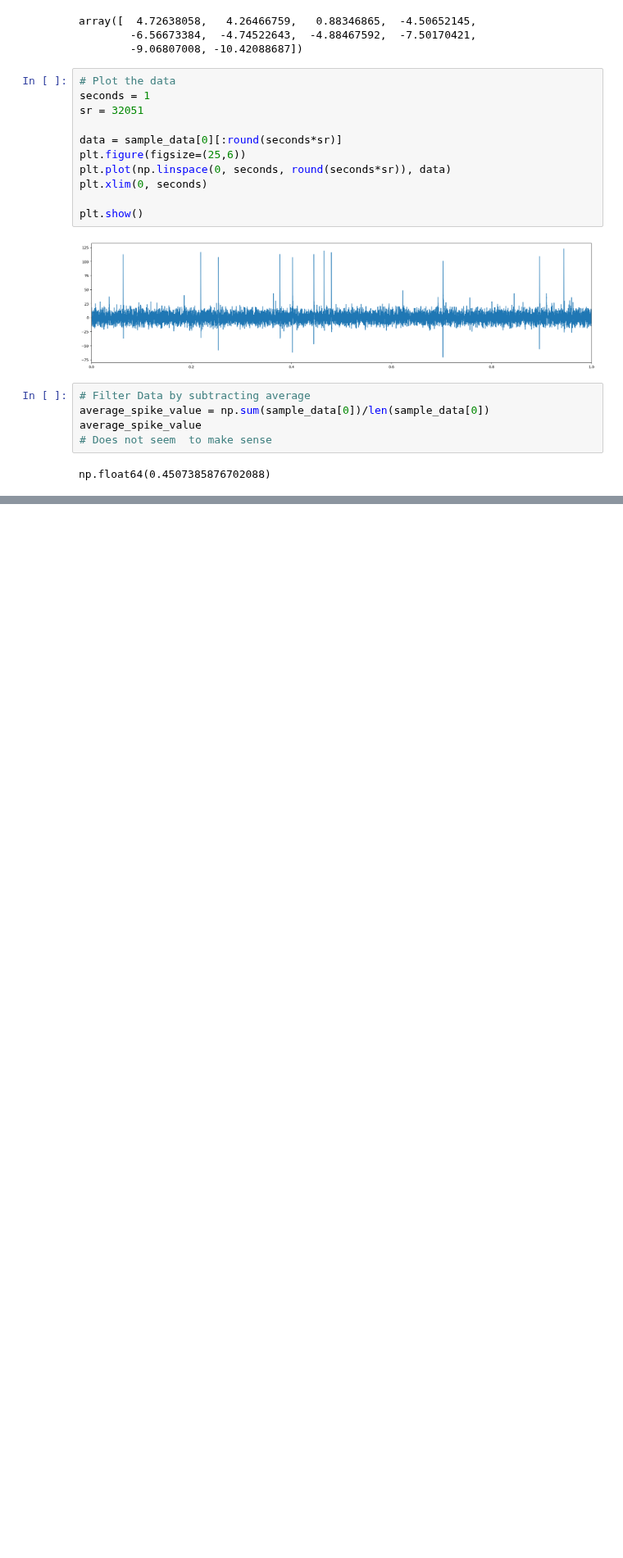
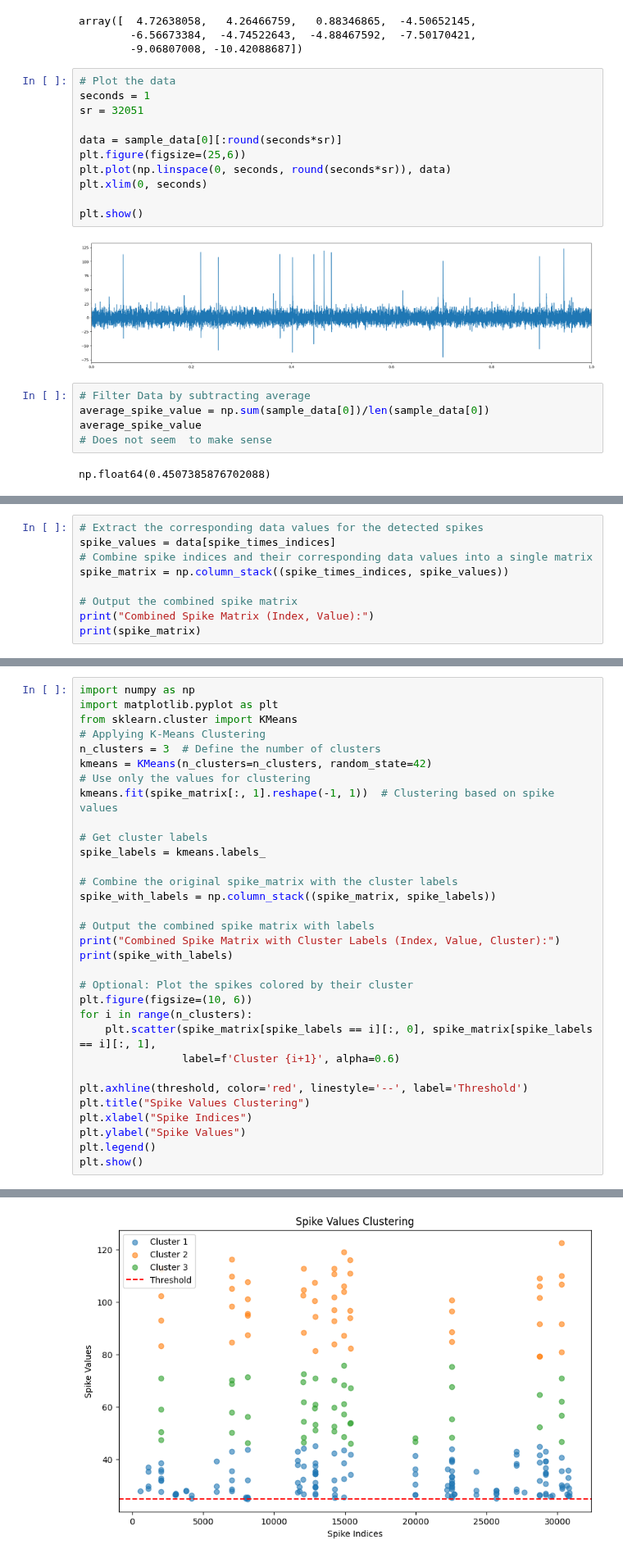
Before and after one commit to PplaysMine/unsupervisedLearning, a Jupyter notebook: main.ipynb, the cells around one changed output, grey strips where cells are left out. Shown at 82% size. Saved outputs shown, nothing was run; the diff lists cells and outputs as text; blank space fills up the shorter version.

Commit message:
applying k-means clustering

```diff
--- a/main.ipynb
+++ b/main.ipynb
@@ -74,0 +80,9 @@ plt.show()
+# %%
+# Extract the corresponding data values for the detected spikes
+spike_values = data[spike_times_indices]
+# Combine spike indices and their corresponding data values into a single matrix
+spike_matrix = np.column_stack((spike_times_indices, spike_values))
+
+# Output the combined spike matrix
+print("Combined Spike Matrix (Index, Value):")
+print(spike_matrix)
@@ -74,0 +107,33 @@ plt.show()
+# %%
+import numpy as np
+import matplotlib.pyplot as plt
+from sklearn.cluster import KMeans
+# Applying K-Means Clustering
+n_clusters = 3  # Define the number of clusters
+kmeans = KMeans(n_clusters=n_clusters, random_state=42)
+# Use only the values for clustering
+kmeans.fit(spike_matrix[:, 1].reshape(-1, 1))  # Clustering based on spike values
+
+# Get cluster labels
+spike_labels = kmeans.labels_
+
+# Combine the original spike_matrix with the cluster labels
+spike_with_labels = np.column_stack((spike_matrix, spike_labels))
+
+# Output the combined spike matrix with labels
+print("Combined Spike Matrix with Cluster Labels (Index, Value, Cluster):")
+print(spike_with_labels)
+
+# Optional: Plot the spikes colored by their cluster
+plt.figure(figsize=(10, 6))
+for i in range(n_clusters):
+    plt.scatter(spike_matrix[spike_labels == i][:, 0], spike_matrix[spike_labels == i][:, 1],
+                label=f'Cluster {i+1}', alpha=0.6)
+
+plt.axhline(threshold, color='red', linestyle='--', label='Threshold')
+plt.title("Spike Values Clustering")
+plt.xlabel("Spike Indices")
+plt.ylabel("Spike Values")
+plt.legend()
+plt.show()
+# %% [output]
@@ -74,0 +157 @@ plt.show()
+[figure, added]
```
Also changed, not shown: parts of 3 cells of this notebook.
